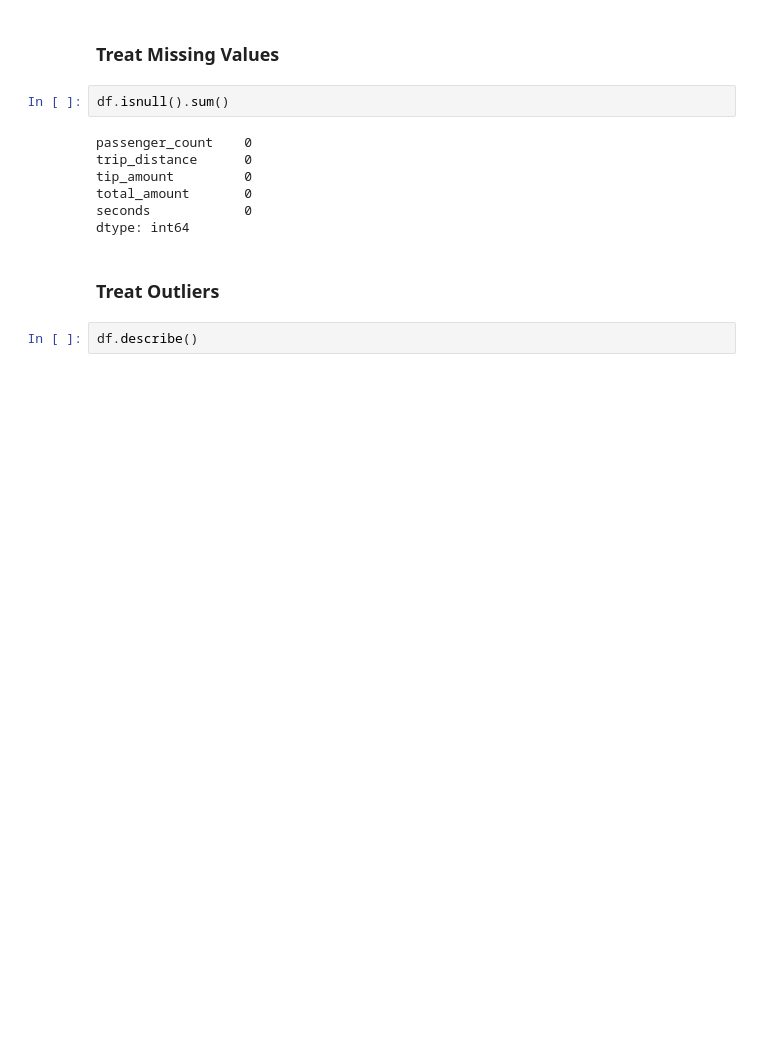
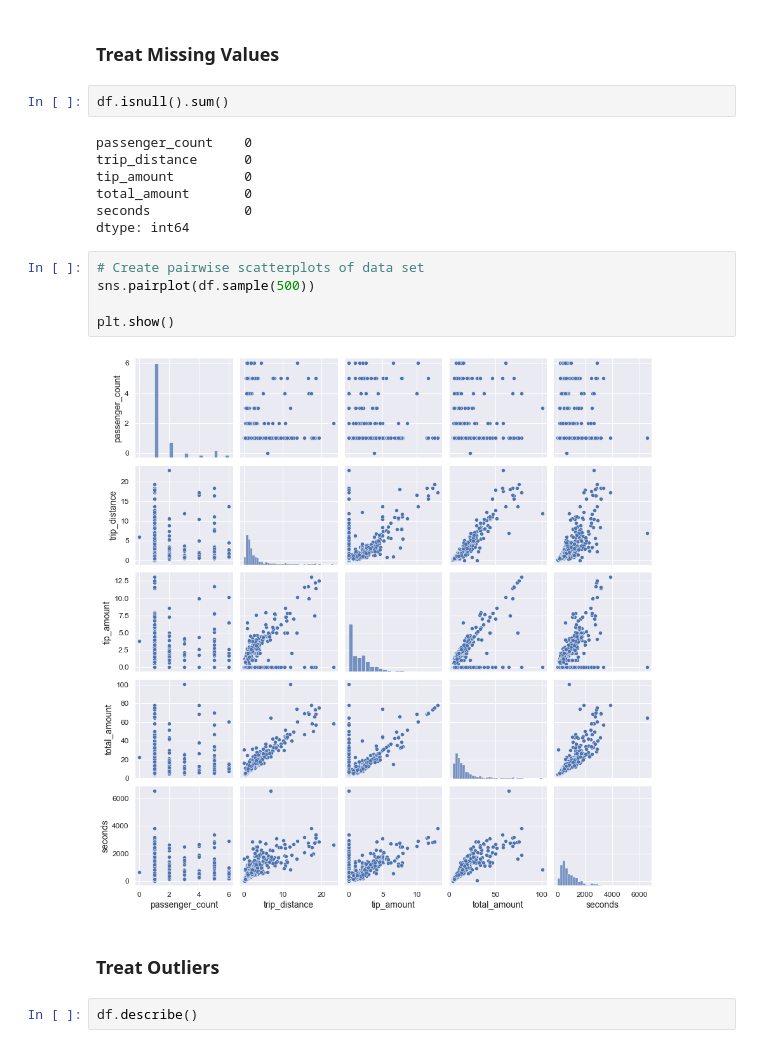
Before and after one commit to dennislamcv1/GoogleADA, a Jupyter notebook: Regression Analysis/Automatidata project.ipynb, the cells around one changed output. Saved outputs shown, nothing was run; the diff lists cells and outputs as text; blank space fills up the shorter version.

```diff
--- a/Regression Analysis/Automatidata project.ipynb
+++ b/Regression Analysis/Automatidata project.ipynb
@@ -299,6 +260,13 @@ tip_amount         0
 total_amount       0
 seconds            0
 dtype: int64
+# %%
+# Create pairwise scatterplots of data set
+sns.pairplot(df.sample(500))
+
+plt.show()
+# %% [output]
+[figure, added]
 # %% [markdown]
 ### Treat Outliers
 # %%
```
Also changed, not shown: parts of 30 cells of this notebook, 3 other files.
